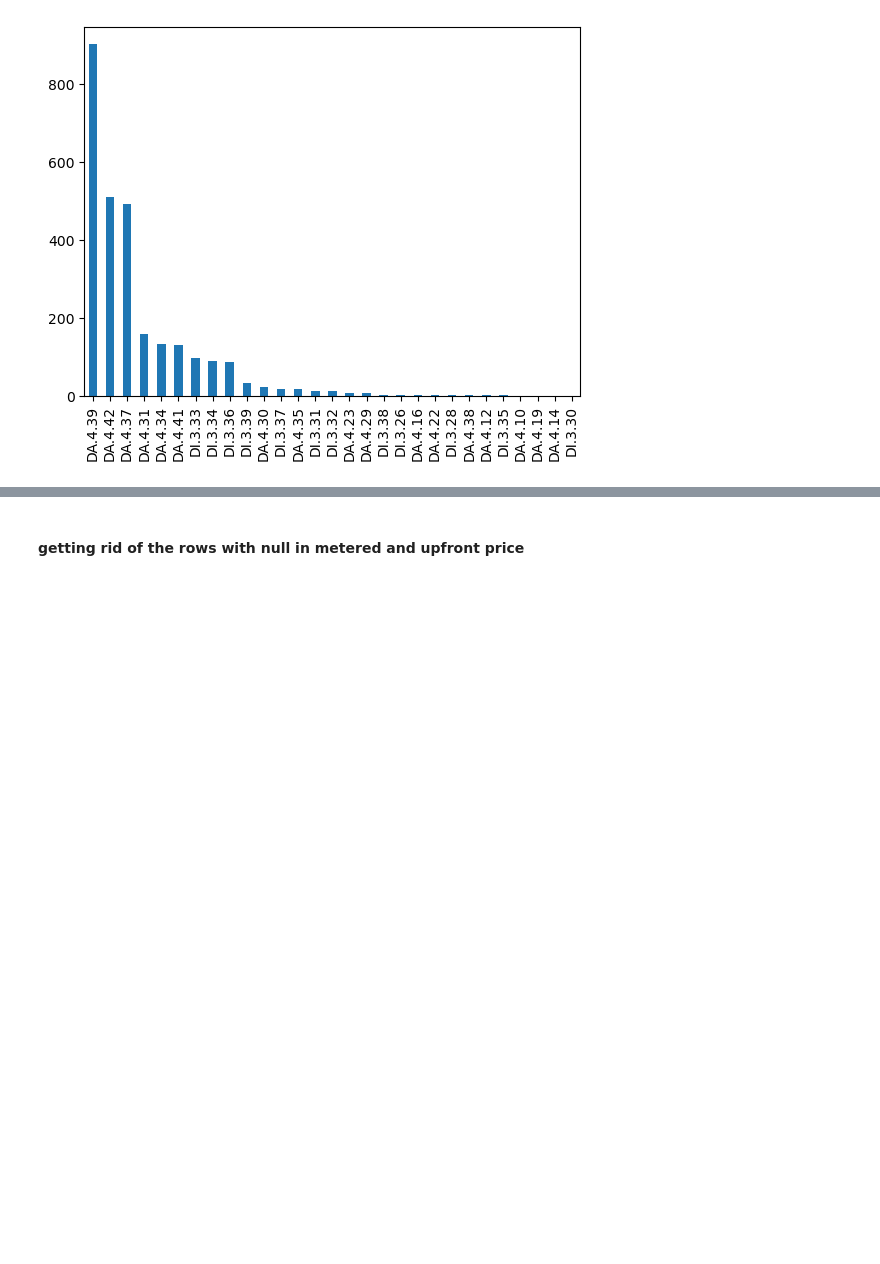
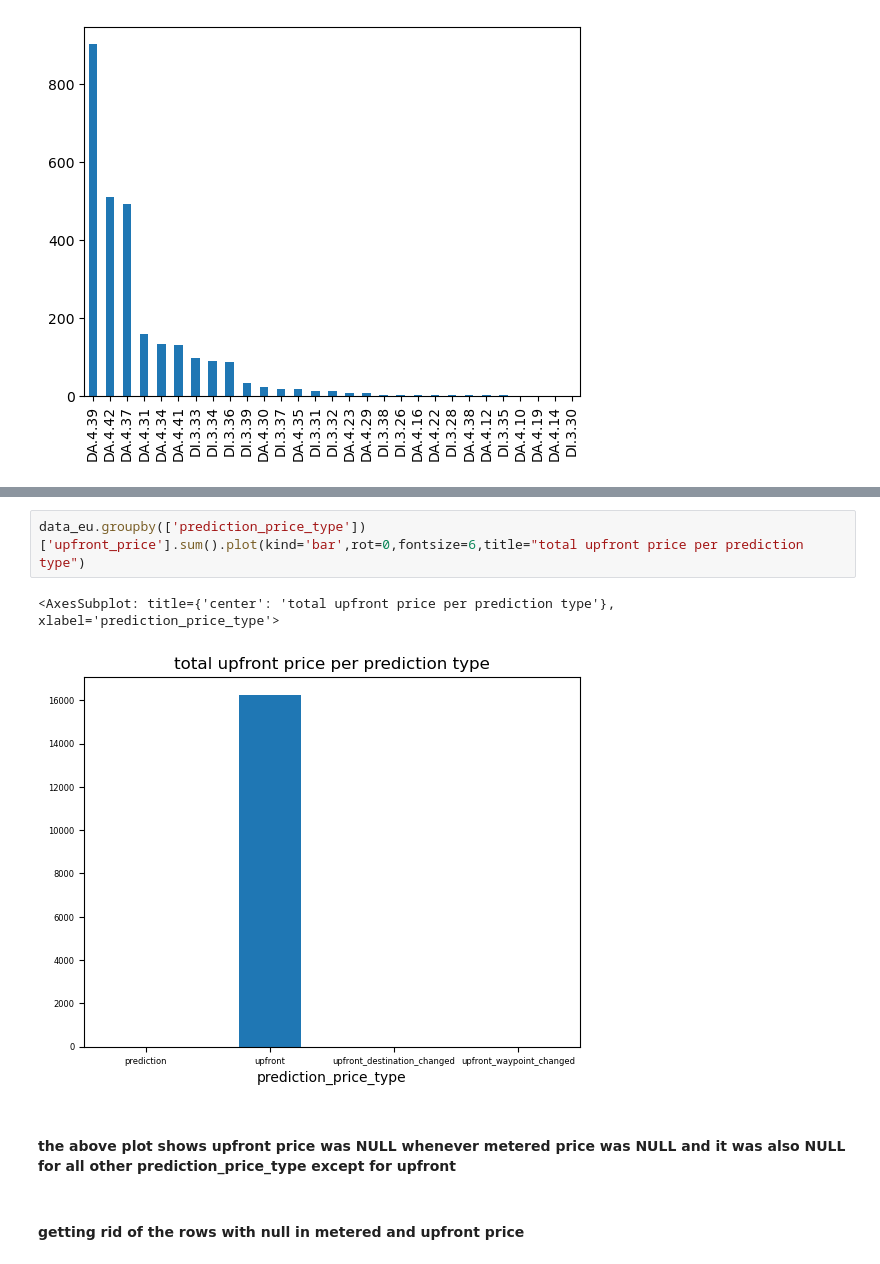
Before and after one commit to nerdykamil/BoltTest, a Jupyter notebook: bolt_task1.ipynb, the cells around one changed output, grey strips where cells are left out. Cells and saved outputs as stored; diff of their text form; blank space fills up the shorter version.

```diff
--- a/bolt_task1.ipynb
+++ b/bolt_task1.ipynb
@@ -184,3 +210,10 @@ data_eu['driver_app_version'].value_counts().plot(kind='bar')
+# %%
+data_eu.groupby(['prediction_price_type'])['upfront_price'].sum().plot(kind='bar',rot=0,fontsize=6,title="total upfront price per prediction type")
+# %% [output]
+<AxesSubplot: title={'center': 'total upfront price per prediction type'}, xlabel='prediction_price_type'>
+[figure, added]
+# %% [markdown]
+#### the above plot shows upfront price was NULL whenever metered price was NULL and it was also NULL for all other prediction_price_type except for upfront
 # %% [markdown]
 #### getting rid of the rows with null in metered and upfront price
 # %%
```
Also changed, not shown: parts of 39 cells of this notebook.
